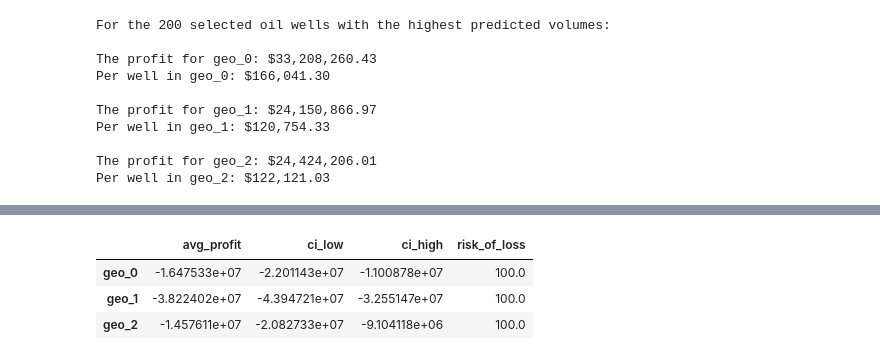
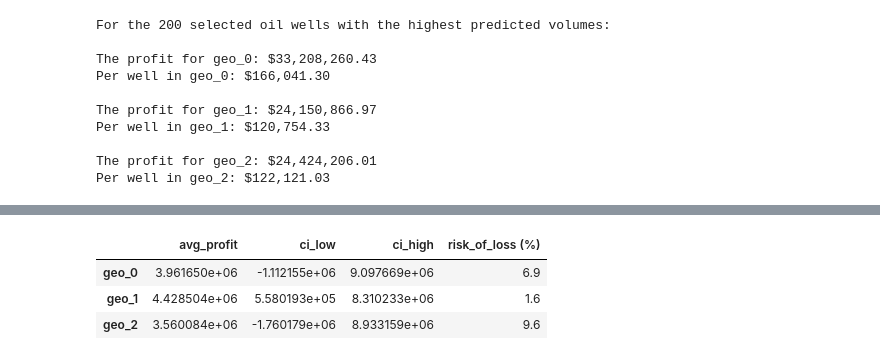
Before and after one commit to Vyncent-vdW/sprint_nine_mlb, a Jupyter notebook: sprint_9_ml_in_business.ipynb, the cells around one changed output, grey strips where cells are left out. Saved outputs shown, nothing was run; the diff lists cells and outputs as text; code cells hidden in the pictures.

```diff
--- a/sprint_9_ml_in_business.ipynb
+++ b/sprint_9_ml_in_business.ipynb
@@ -741,8 +915,45 @@ for region in regions:
-# %%
-boot_results = pd.DataFrame(sample_results).T
-boot_results
-# %% [output]
-|  | avg_profit | ci_low | ci_high | risk_of_loss |
-| geo_0 | -1.647533e+07 | -2.201143e+07 | -1.100878e+07 | 100.0 |
-| geo_1 | -3.822402e+07 | -4.394721e+07 | -3.255147e+07 | 100.0 |
-| geo_2 | -1.457611e+07 | -2.082733e+07 | -9.104118e+06 | 100.0 |
+# %%
+np.random.seed(12345)
+
+target_map = {
+    'geo_0': target_0_valid.reset_index(drop=True),
+    'geo_1': target_1_valid.reset_index(drop=True),
+    'geo_2': target_2_valid.reset_index(drop=True)
+}
+
+prediction_map = {
+    'geo_0': predictions_0['product'].reset_index(drop=True),
+    'geo_1': predictions_1['product'].reset_index(drop=True),
+    'geo_2': predictions_2['product'].reset_index(drop=True)
+}
+# %%
+sample_results = {}
+sample_profits = {}
+sample_size = 500
+
+for region in regions:
+    targets = target_map[region]
+    predictions = prediction_map[region]
+
+    region_profits = bootstrap(targets,
+                               predictions,
+                               profit_fx= profit,
+                               n= 1000,
+                               sample_size= sample_size)
+    sample_profits[region] = region_profits
+
+    sample_results[region] = {
+        'avg_profit': region_profits.mean(),
+        'ci_low': region_profits.quantile(0.025),
+        'ci_high': region_profits.quantile(0.975),
+        'risk_of_loss (%)': (region_profits < 0).mean() * 100
+    }
+
+# Final results DataFrame
+boot_results = pd.DataFrame(sample_results).T
+boot_results
+# %% [output]
+|  | avg_profit | ci_low | ci_high | risk_of_loss (%) |
+| geo_0 | 3.961650e+06 | -1.112155e+06 | 9.097669e+06 | 6.9 |
+| geo_1 | 4.428504e+06 | 5.580193e+05 | 8.310233e+06 | 1.6 |
+| geo_2 | 3.560084e+06 | -1.760179e+06 | 8.933159e+06 | 9.6 |
```
Also changed, not shown: parts of 57 cells of this notebook.
